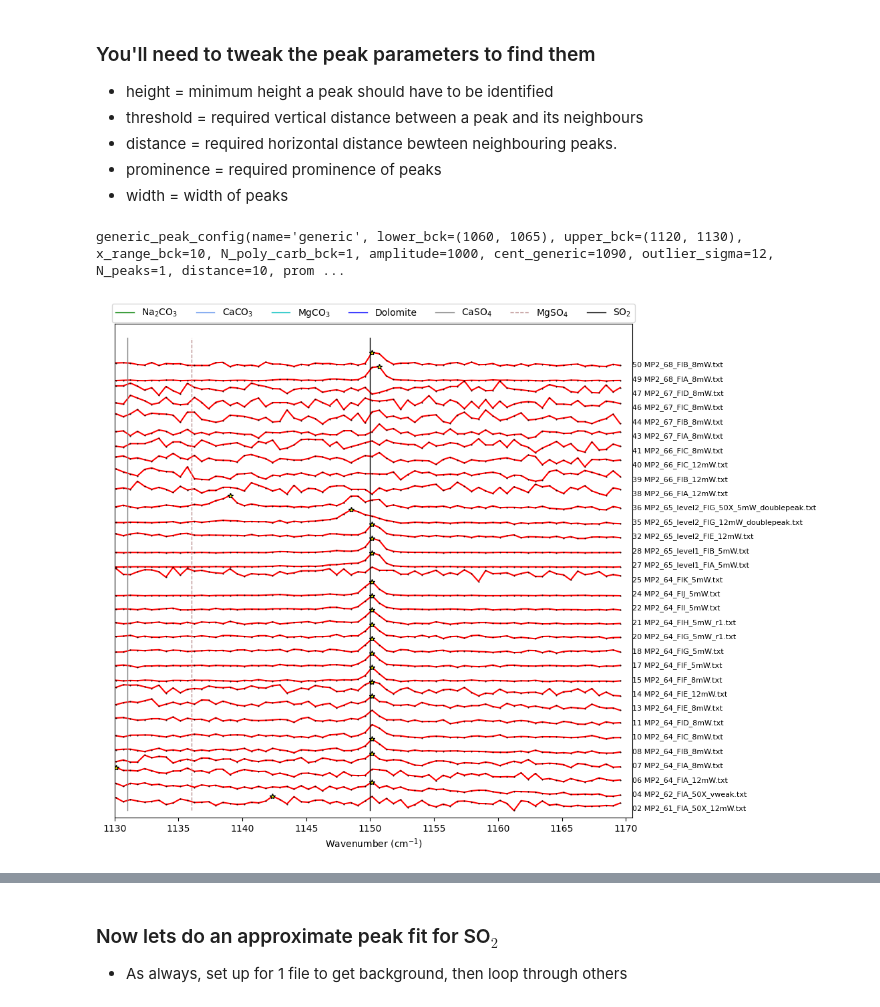
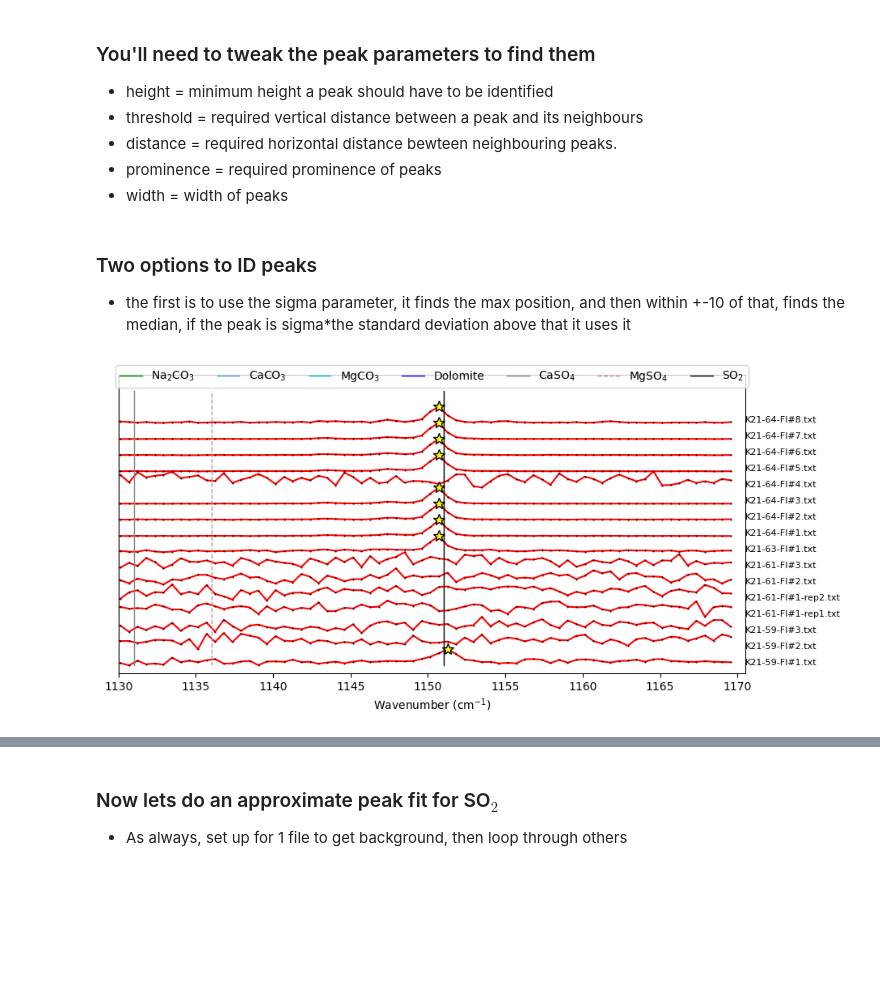
Before and after one commit to PennyWieser/DiadFit, a Jupyter notebook: docs/Examples/Example1b_CO2_Fluid_Inclusions/Secondary_Peaks.ipynb, the cells around one changed output, grey strips where cells are left out. Saved outputs shown, nothing was run; the diff lists cells and outputs as text; code cells hidden in the pictures; blank space fills up the shorter version.

Commit message:
workflow for stitching secondary phases with diad data

```diff
--- a/docs/Examples/Example1b_CO2_Fluid_Inclusions/Secondary_Peaks.ipynb
+++ b/docs/Examples/Example1b_CO2_Fluid_Inclusions/Secondary_Peaks.ipynb
@@ -34,17 +36,13 @@ print(Diad_Files)
 - distance = required horizontal distance bewteen neighbouring peaks.
 - prominence = required prominence of peaks
 - width = width of peaks
+# %% [markdown]
+### Two options to ID peaks
+- the first is to use the sigma parameter, it finds the max position, and then within +-10 of that, finds the median, if the peak is sigma*the standard deviation above that it uses it
 # %%
-config_sec_SO2=pf.generic_peak_config(N_peaks=1,
-            prominence=10, height=10,
-            width=[1, 10], threshold=1)
-print(config_sec_SO2)
-
-SO2_peaks, x_data, y_data, fig=pf.plot_secondary_peaks(Diad_Files=Diad_Files, path=spectra_path,
-            filetype=filetype, config=config_sec_SO2, sigma_filter=True, sigma=0,
+SO2_peaks_sigma, x_data_sigma, y_data_sigma, fig_sigma=pf.plot_secondary_peaks(Diad_Files=Diad_Files,
+            path=spectra_path,
+            filetype=filetype,  sigma_filter=True, sigma=3,
       xlim=[1130, 1170], yscale=0.3)
-
-fig.savefig('Peak_Fit_2.png', dpi=200, bbox_inches='tight')
 # %% [output]
-generic_peak_config(name='generic', lower_bck=(1060, 1065), upper_bck=(1120, 1130), x_range_bck=10, N_poly_carb_bck=1, amplitude=1000, cent_generic=1090, outlier_sigma=12, N_peaks=1, distance=10, prom ...
-[figure, old version]
+[figure, new version]
```
Also changed, not shown: parts of 26 cells of this notebook, 6 other files.
